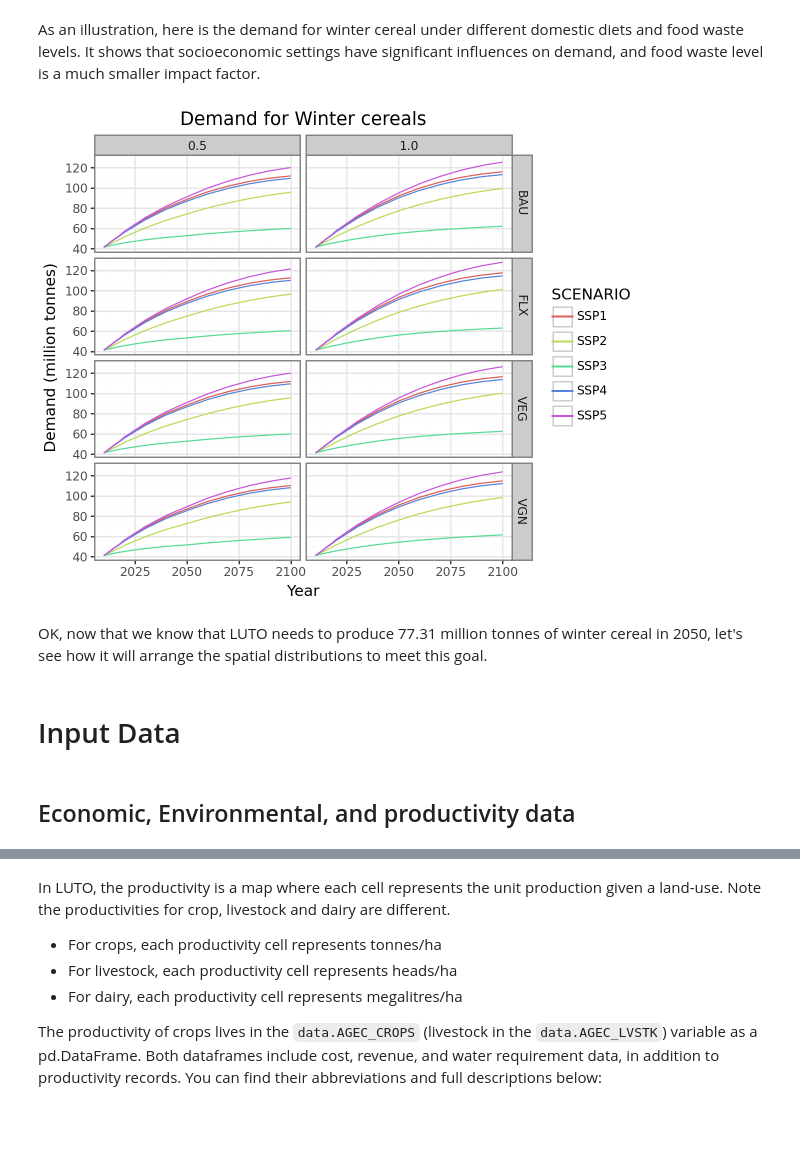
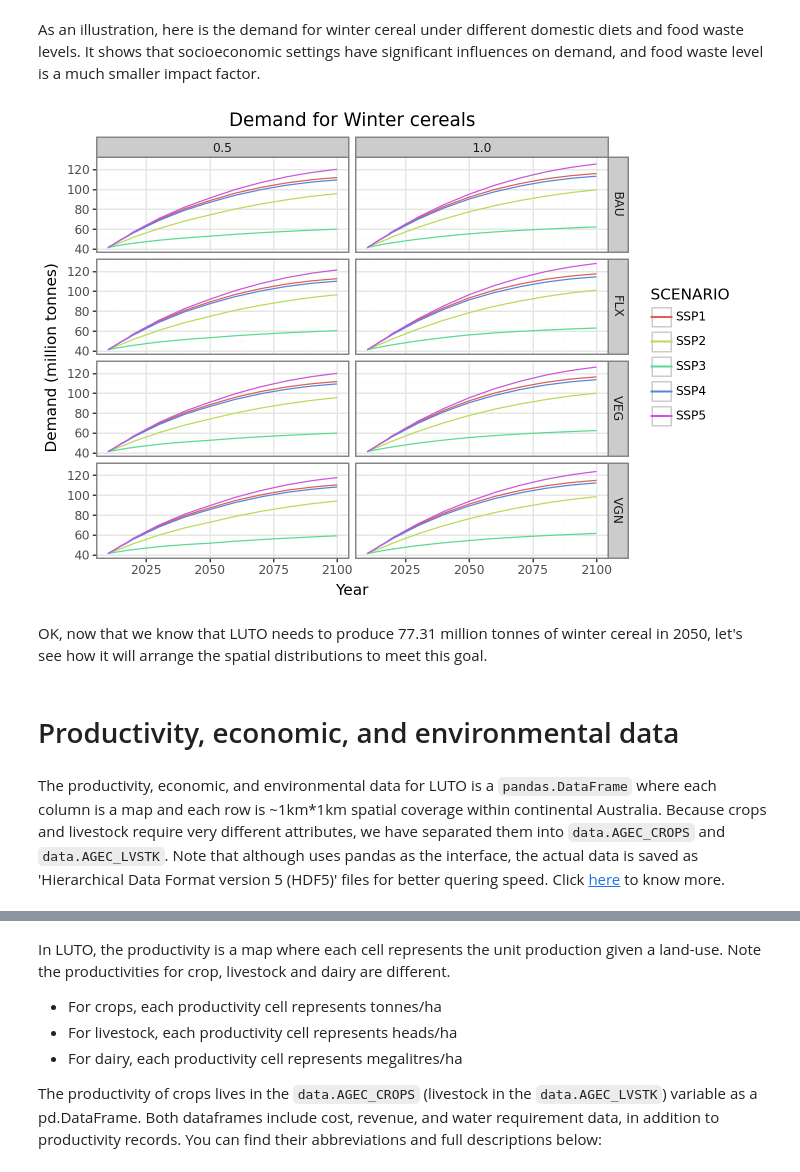
Before and after one commit to JinzhuWANG/LUTO_manual, a Jupyter notebook: _sources/Chap_1_LUTO_overview.ipynb, the cells around one changed output, grey strips where cells are left out. Saved outputs shown, nothing was run; the diff lists cells and outputs as text; code cells hidden in the pictures; blank space fills up the shorter version.

```diff
--- a/_sources/Chap_1_LUTO_overview.ipynb
+++ b/_sources/Chap_1_LUTO_overview.ipynb
@@ -252,38 +260,38 @@ As an illustration, here is the demand for winter cereal under different domesti
 # %%
 # HIDE CODE
 
 
 # Get all demand
 dd = pd.read_hdf(os.path.join('input', 'demand_projections.h5') )
 dd_long = dd['PRODUCTION'].stack().reset_index().rename(columns={0: 'DEMAND_TONNES'})
 
 # Filter the demand data
 commodity = lu_desc.lower()
 diet_glob = 'BAU'
 conv = 2050
 import_t = 'Static'
 feed_ef = 'BAU'
 d = dd_long.query('COMMODITY == @commodity and DIET_GLOB == @diet_glob and CONVERGENCE == @conv and IMPORT_TREND == @import_t and FEED_EFFICIENCY == @feed_ef')
 
 
 # Plot the demand under Diet~Waste scenarios
-p9.options.figure_size = (6, 5)
+p9.options.figure_size = (7, 5)
 p9.options.dpi = 100
 
 fig = (p9.ggplot(d, p9.aes(x='YEAR', y='DEMAND_TONNES', color='SCENARIO'))
      + p9.geom_line()
      + p9.theme_bw()
      + p9.labs(title=f'Demand for {lu_desc}', x='Year', y='Demand (million tonnes)')
      + p9.scale_y_continuous(labels=lambda f: [f'{x / 1e6:.0f}' for x in f])
      + p9.facet_grid('DIET_DOM~WASTE')
     )
 
 fig
 # %% [output]
-[figure, old version]
+[figure, new version]
 # %% [markdown]
 OK, now that we know that LUTO needs to produce 77.31 million tonnes of winter cereal in 2050, let's see how it will arrange the spatial distributions to meet this goal.
-# %% [markdown]
-# Input Data
 # %% [markdown]
-## Economic, Environmental, and productivity data
+# Productivity, economic, and environmental data
+# %% [markdown]
+The productivity, economic, and environmental data for LUTO is a `pandas.DataFrame` where each column is a map and each row is ~1km*1km spatial coverage within continental Australia. Because crops and livestock require very different attributes, we have separated them into `data.AGEC_CROPS` and `data.AGEC_LVSTK`. Note that although uses pandas as the interface, the actual data is saved as 'Hierarchical Data Format version 5 (HDF5)' files for better quering speed. Click [here](https://docs.hdfgroup.org/hdf5/v1_14/_intro_h_d_f5.html) to know more.
```
Also changed, not shown: parts of 37 cells of this notebook, 52 other files.
